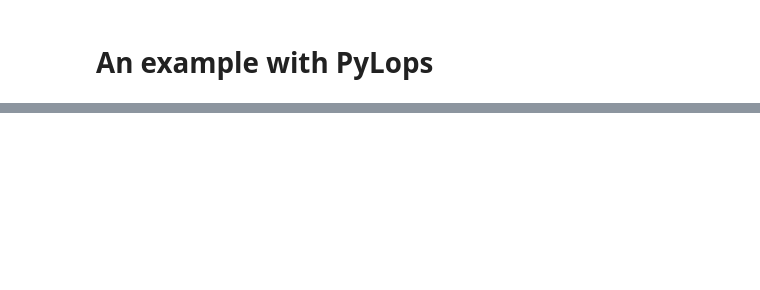
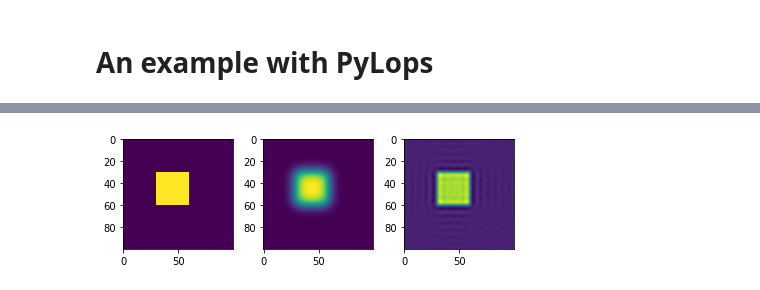
Before and after one commit to TristanvanLeeuwen/Masterclass_IP, a Jupyter notebook: lectures/matrix_free.ipynb, the cells around one changed output, grey strips where cells are left out. Cells and saved outputs as stored; diff of their text form; code cells hidden in the pictures; blank space fills up the shorter version.

```diff
--- a/lectures/matrix_free.ipynb
+++ b/lectures/matrix_free.ipynb
@@ -28,0 +48,30 @@ ModuleNotFoundError: No module named 'pylops'
+# %%
+import matplotlib.pyplot as plt
+import numpy as np
+from scipy.sparse.linalg import lsqr
+import pylops
+
+sigma = 1e-16
+
+s = .05
+k = lambda x,y : np.exp(-0.5*((x-.5)**2+(y-.5)**2)/s**2)/(2*np.pi*(s*n)**2)
+
+n = 100
+x = np.linspace(0,1,n)
+y = np.linspace(0,1,n)
+xx, yy = np.meshgrid(x,y)
+
+K = pylops.signalprocessing.Convolve2D(n*n, h=k(xx,yy), dims=(n,n),offset=(n // 2, n // 2))
+u = ((np.heaviside(xx-.3,0) - np.heaviside(xx-.6,0))*(np.heaviside(yy-.3,0) - np.heaviside(yy-.6,0))).ravel()
+f = K*u + sigma*np.random.randn(n**2)
+
+uh = lsqr(K,f)[0]
+# %%
+fig, ax = plt.subplots(1,3)
+ax[0].imshow(u.reshape((n,n)))
+ax[1].imshow(f.reshape((n,n)))
+ax[2].imshow(uh.reshape((n,n)))
+
+plt.tight_layout()
+# %% [output]
+[figure, added]
```
Also changed, not shown: parts of 14 cells of this notebook.
